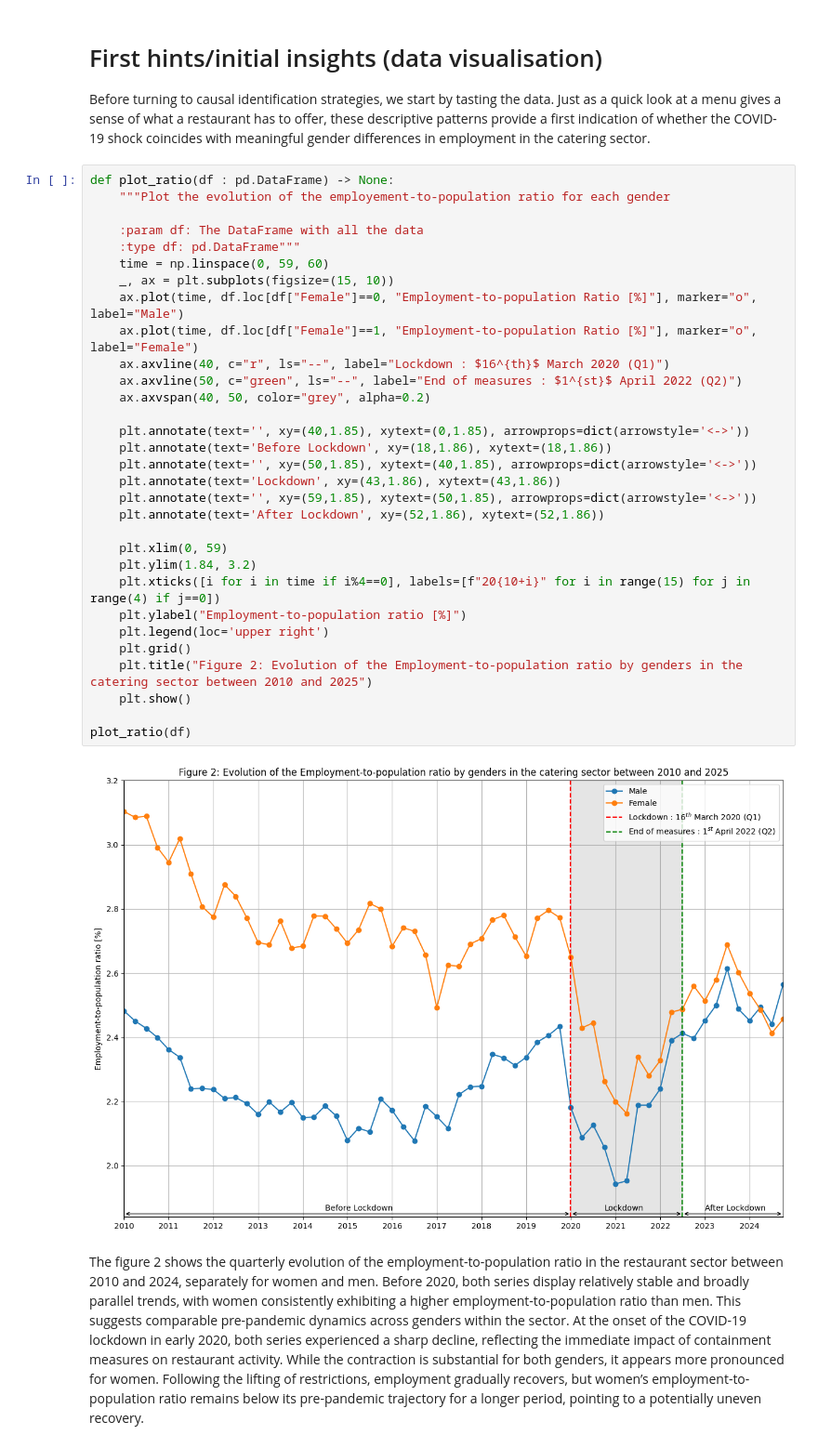
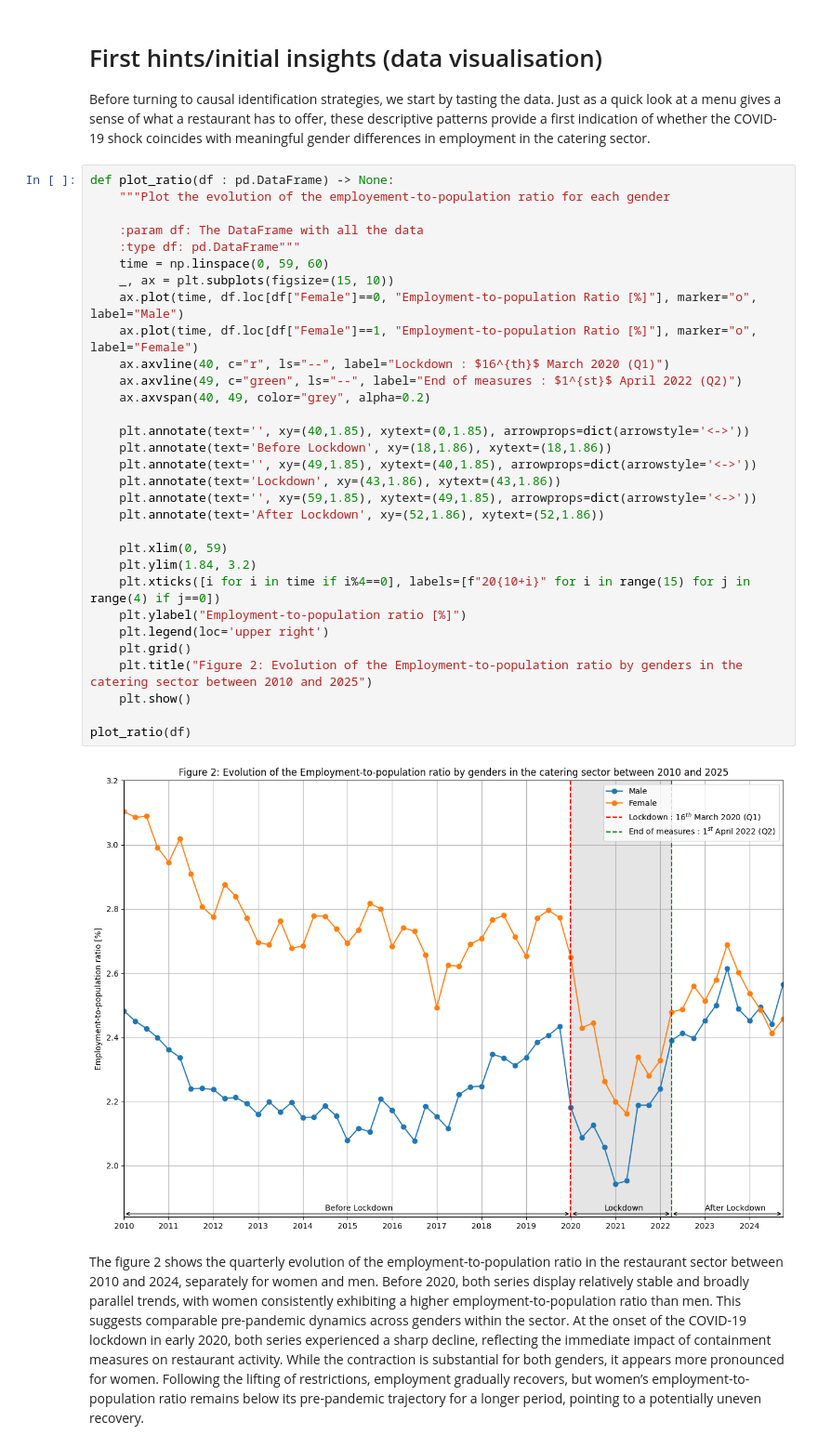
Before and after one commit to Ildsjel-EPFL/MGT-499, a Jupyter notebook: final_report.ipynb, the cells around one changed output. Shown at 93% size. Saved outputs shown, nothing was run; the diff lists cells and outputs as text.

```diff
--- a/final_report.ipynb
+++ b/final_report.ipynb
@@ -240,36 +240,36 @@ Before turning to causal identification strategies, we start by tasting the data
 # %%
 def plot_ratio(df : pd.DataFrame) -> None:
     """Plot the evolution of the employement-to-population ratio for each gender
 
     :param df: The DataFrame with all the data
     :type df: pd.DataFrame"""
     time = np.linspace(0, 59, 60)
     _, ax = plt.subplots(figsize=(15, 10))
     ax.plot(time, df.loc[df["Female"]==0, "Employment-to-population Ratio [%]"], marker="o", label="Male")
     ax.plot(time, df.loc[df["Female"]==1, "Employment-to-population Ratio [%]"], marker="o", label="Female")
     ax.axvline(40, c="r", ls="--", label="Lockdown : $16^{th}$ March 2020 (Q1)")
-    ax.axvline(50, c="green", ls="--", label="End of measures : $1^{st}$ April 2022 (Q2)")
-    ax.axvspan(40, 50, color="grey", alpha=0.2)
+    ax.axvline(49, c="green", ls="--", label="End of measures : $1^{st}$ April 2022 (Q2)")
+    ax.axvspan(40, 49, color="grey", alpha=0.2)
 
     plt.annotate(text='', xy=(40,1.85), xytext=(0,1.85), arrowprops=dict(arrowstyle='<->'))
     plt.annotate(text='Before Lockdown', xy=(18,1.86), xytext=(18,1.86))
-    plt.annotate(text='', xy=(50,1.85), xytext=(40,1.85), arrowprops=dict(arrowstyle='<->'))
+    plt.annotate(text='', xy=(49,1.85), xytext=(40,1.85), arrowprops=dict(arrowstyle='<->'))
     plt.annotate(text='Lockdown', xy=(43,1.86), xytext=(43,1.86))
-    plt.annotate(text='', xy=(59,1.85), xytext=(50,1.85), arrowprops=dict(arrowstyle='<->'))
+    plt.annotate(text='', xy=(59,1.85), xytext=(49,1.85), arrowprops=dict(arrowstyle='<->'))
     plt.annotate(text='After Lockdown', xy=(52,1.86), xytext=(52,1.86))
 
     plt.xlim(0, 59)
     plt.ylim(1.84, 3.2)
     plt.xticks([i for i in time if i%4==0], labels=[f"20{10+i}" for i in range(15) for j in range(4) if j==0])
     plt.ylabel("Employment-to-population ratio [%]")
     plt.legend(loc='upper right')
     plt.grid()
     plt.title("Figure 2: Evolution of the Employment-to-population ratio by genders in the catering sector between 2010 and 2025")
     plt.show()
 
 plot_ratio(df)
 # %% [output]
-[figure, old version]
+[figure, new version]
 # %% [markdown]
 The figure 2 shows the quarterly evolution of the employment-to-population ratio in the restaurant sector between 2010 and 2024, separately for women and men. Before 2020, both series display relatively stable and broadly parallel trends, with women consistently exhibiting a higher employment-to-population ratio than men. This suggests comparable pre-pandemic dynamics across genders within the sector. At the onset of the COVID-19 lockdown in early 2020, both series experienced a sharp decline, reflecting the immediate impact of containment measures on restaurant activity. While the contraction is substantial for both genders, it appears more pronounced for women. Following the lifting of restrictions, employment gradually recovers, but women’s employment-to-population ratio remains below its pre-pandemic trajectory for a longer period, pointing to a potentially uneven recovery.
 # %%
```
Also changed, not shown: parts of 6 cells of this notebook.
